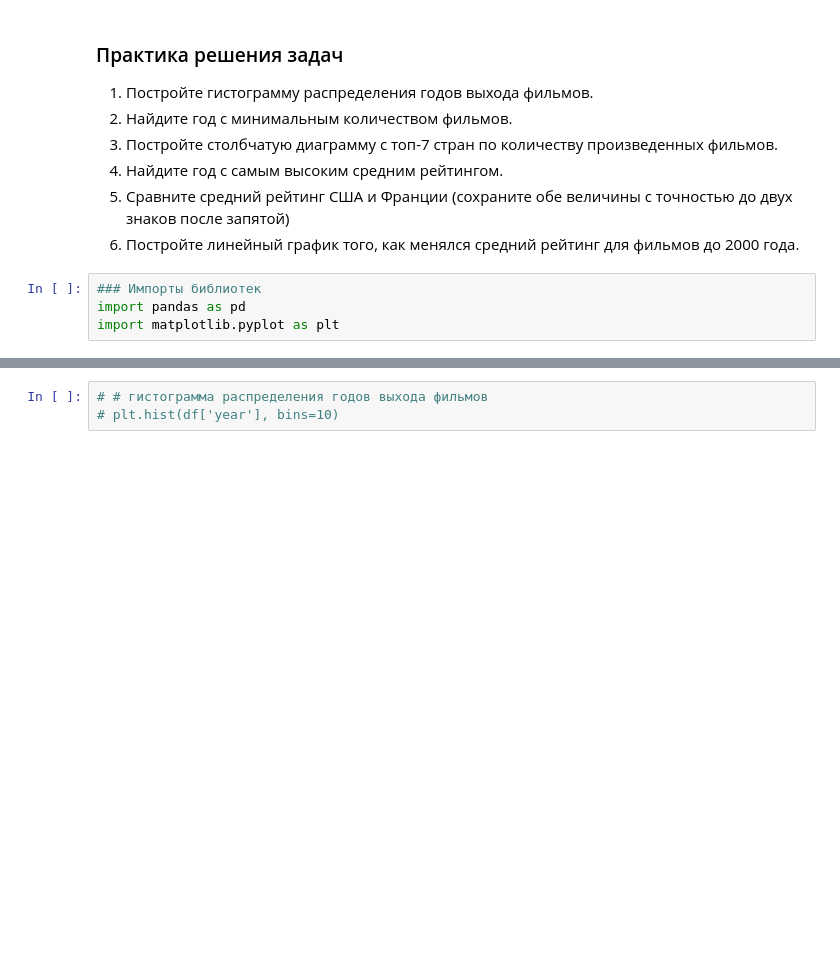
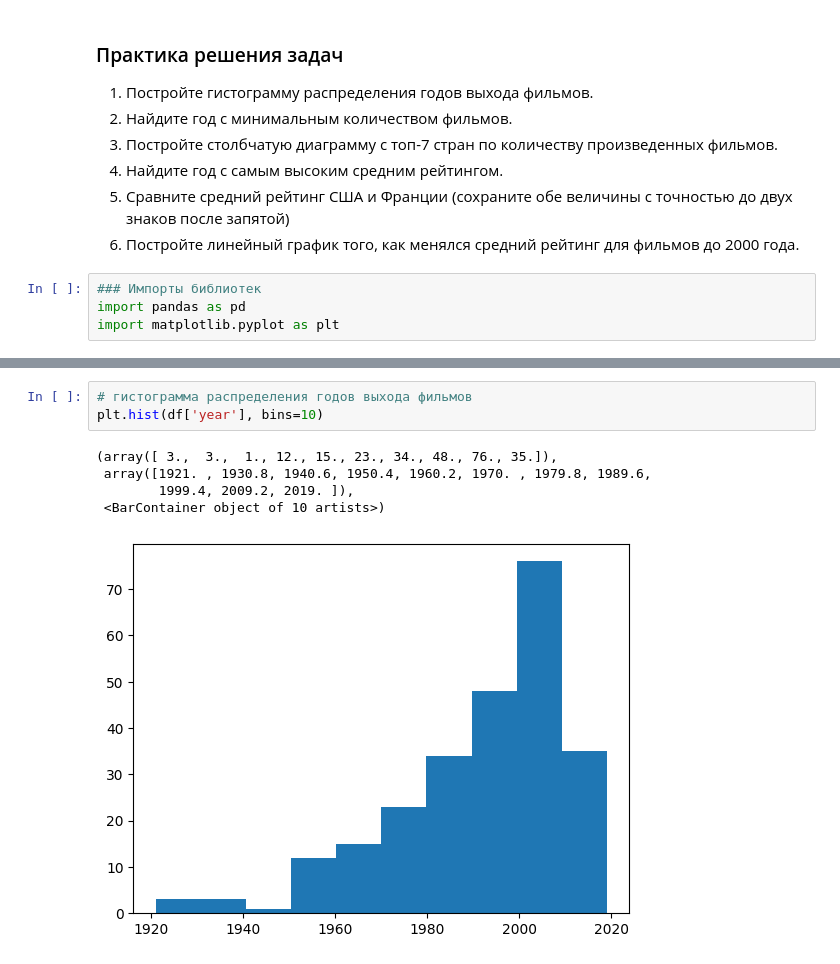
Before and after one commit to eugenii/ya_lyc_ai, a Jupyter notebook: 02_data_eng/02_plots_n_analize/sample.ipynb, the cells around one changed output, grey strips where cells are left out. Saved outputs shown, nothing was run; the diff lists cells and outputs as text; blank space fills up the shorter version.

```diff
--- a/02_data_eng/02_plots_n_analize/sample.ipynb
+++ b/02_data_eng/02_plots_n_analize/sample.ipynb
@@ -19,6 +37,12 @@ df.info()
 # %%
-# # гистограмма распределения годов выхода фильмов
-# plt.hist(df['year'], bins=10)
+# гистограмма распределения годов выхода фильмов
+plt.hist(df['year'], bins=10)
+# %% [output]
+(array([ 3.,  3.,  1., 12., 15., 23., 34., 48., 76., 35.]),
+ array([1921. , 1930.8, 1940.6, 1950.4, 1960.2, 1970. , 1979.8, 1989.6,
+        1999.4, 2009.2, 2019. ]),
+ <BarContainer object of 10 artists>)
+[figure, added]
 # %%
 # год с минимальным количеством фильмов
 
```
Also changed, not shown: parts of 5 cells of this notebook, 5 other files.
